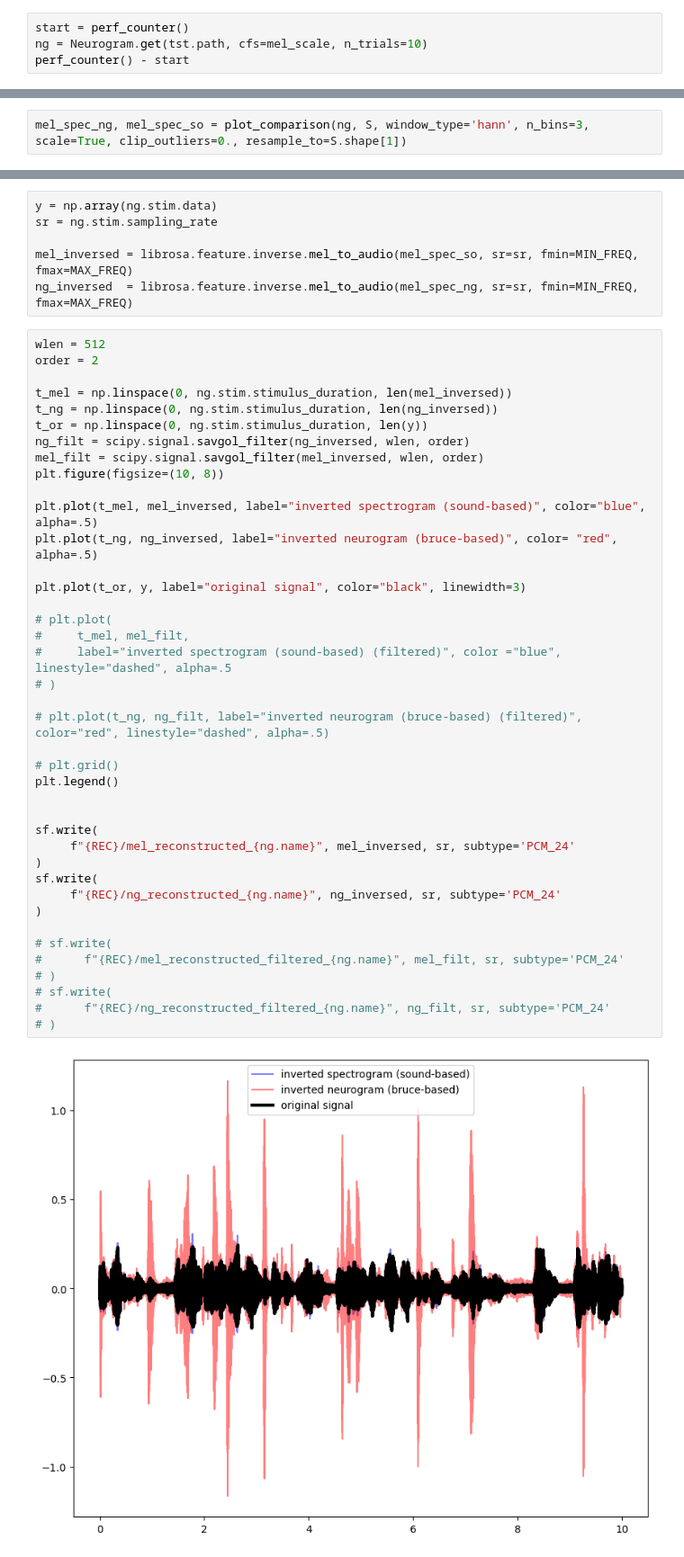
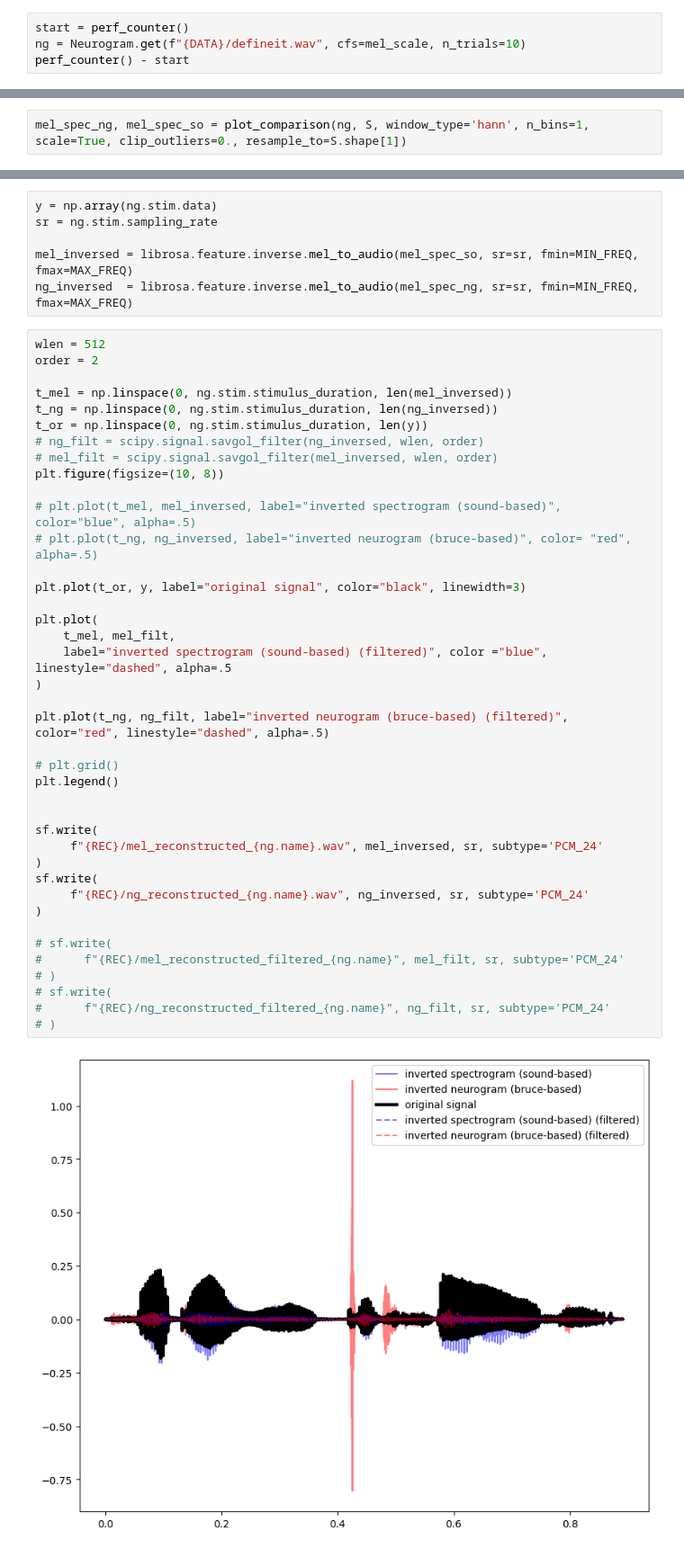
Before and after one commit to jacobdenobel/brucezilany, a Jupyter notebook: scripts/neurogram.ipynb, the cells around one changed output, grey strips where cells are left out. Shown: that part at 90% size. Saved outputs shown, nothing was run; the diff lists cells and outputs as text.

```diff
--- a/scripts/neurogram.ipynb
+++ b/scripts/neurogram.ipynb
@@ -179,6 +180,6 @@ for i in range(100):
 tst = DATA_OVERVIEW[DATA_OVERVIEW.label_names.str.contains("Speech")].iloc[47]
 # %%
 start = perf_counter()
-ng = Neurogram.get(tst.path, cfs=mel_scale, n_trials=10)
+ng = Neurogram.get(f"{DATA}/defineit.wav", cfs=mel_scale, n_trials=10)
 perf_counter() - start
 # %% [output]
@@ -194,5 +195,5 @@ Length in Seconds: 10
 # %%
 S = librosa.feature.melspectrogram(y=np.array(ng.stim.data), sr=ng.stim.sampling_rate, n_mels=n_mels, fmin=MIN_FREQ, fmax=MAX_FREQ)
 # %%
-mel_spec_ng, mel_spec_so = plot_comparison(ng, S, window_type='hann', n_bins=3, scale=True, clip_outliers=0., resample_to=S.shape[1])
+mel_spec_ng, mel_spec_so = plot_comparison(ng, S, window_type='hann', n_bins=1, scale=True, clip_outliers=0., resample_to=S.shape[1])
 # %% [output]
@@ -207,42 +209,42 @@ ng_inversed  = librosa.feature.inverse.mel_to_audio(mel_spec_ng, sr=sr, fmin=MIN
 # %%
 wlen = 512
 order = 2
 
 t_mel = np.linspace(0, ng.stim.stimulus_duration, len(mel_inversed))
 t_ng = np.linspace(0, ng.stim.stimulus_duration, len(ng_inversed))
 t_or = np.linspace(0, ng.stim.stimulus_duration, len(y))
-ng_filt = scipy.signal.savgol_filter(ng_inversed, wlen, order)
-mel_filt = scipy.signal.savgol_filter(mel_inversed, wlen, order)
+# ng_filt = scipy.signal.savgol_filter(ng_inversed, wlen, order)
+# mel_filt = scipy.signal.savgol_filter(mel_inversed, wlen, order)
 plt.figure(figsize=(10, 8))
 
-plt.plot(t_mel, mel_inversed, label="inverted spectrogram (sound-based)", color="blue", alpha=.5)
-plt.plot(t_ng, ng_inversed, label="inverted neurogram (bruce-based)", color= "red", alpha=.5)
+# plt.plot(t_mel, mel_inversed, label="inverted spectrogram (sound-based)", color="blue", alpha=.5)
+# plt.plot(t_ng, ng_inversed, label="inverted neurogram (bruce-based)", color= "red", alpha=.5)
 
 plt.plot(t_or, y, label="original signal", color="black", linewidth=3)
 
-# plt.plot(
-#     t_mel, mel_filt,
-#     label="inverted spectrogram (sound-based) (filtered)", color ="blue", linestyle="dashed", alpha=.5
-# )
+plt.plot(
+    t_mel, mel_filt,
+    label="inverted spectrogram (sound-based) (filtered)", color ="blue", linestyle="dashed", alpha=.5
+)
 
-# plt.plot(t_ng, ng_filt, label="inverted neurogram (bruce-based) (filtered)", color="red", linestyle="dashed", alpha=.5)
+plt.plot(t_ng, ng_filt, label="inverted neurogram (bruce-based) (filtered)", color="red", linestyle="dashed", alpha=.5)
 
 # plt.grid()
 plt.legend()
 
 
 sf.write(
-     f"{REC}/mel_reconstructed_{ng.name}", mel_inversed, sr, subtype='PCM_24'
+     f"{REC}/mel_reconstructed_{ng.name}.wav", mel_inversed, sr, subtype='PCM_24'
 )
 sf.write(
-     f"{REC}/ng_reconstructed_{ng.name}", ng_inversed, sr, subtype='PCM_24'
+     f"{REC}/ng_reconstructed_{ng.name}.wav", ng_inversed, sr, subtype='PCM_24'
 )
 
 # sf.write(
 #      f"{REC}/mel_reconstructed_filtered_{ng.name}", mel_filt, sr, subtype='PCM_24'
 # )
 # sf.write(
 #      f"{REC}/ng_reconstructed_filtered_{ng.name}", ng_filt, sr, subtype='PCM_24'
 # )
 # %% [output]
-[figure, old version]
+[figure, new version]
```
Also changed, not shown: parts of 4 cells of this notebook.
